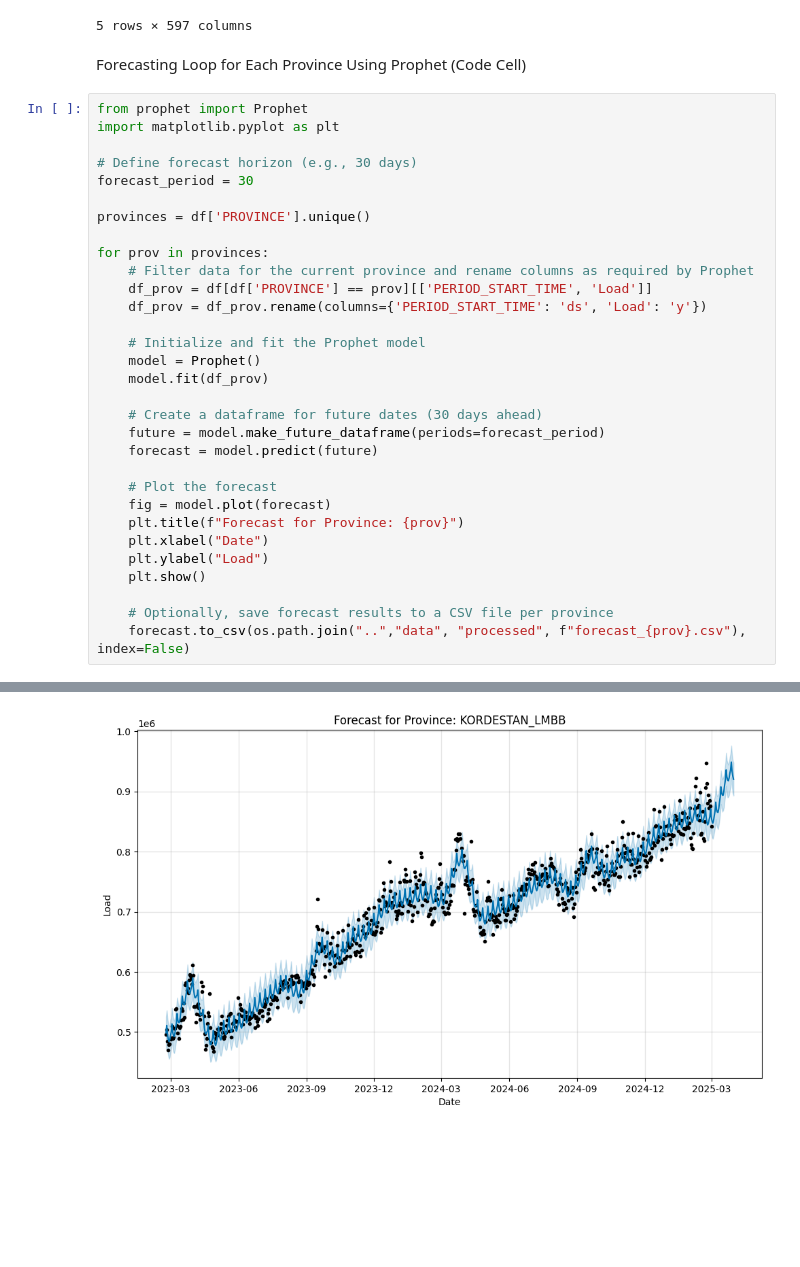
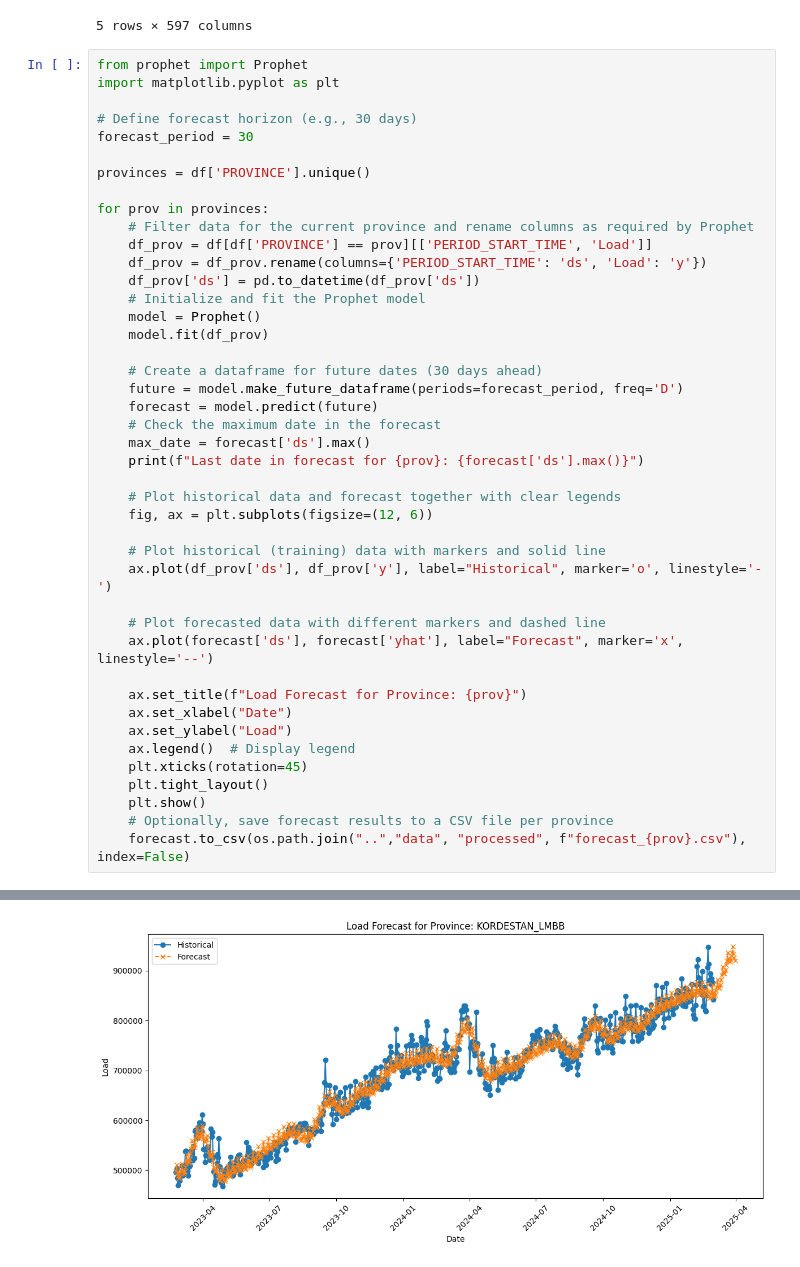
Before and after one commit to HosseinKavan/telecom-time-series, a Jupyter notebook: notebooks/Forecast.ipynb, the cells around one changed output, grey strips where cells are left out. Drawn from its saved outputs; the diff is of its cells as text; blank space fills up the shorter version.

Commit message:
Forcast last revision for plot legend

```diff
--- a/notebooks/Forecast.ipynb
+++ b/notebooks/Forecast.ipynb
@@ -18,8 +18,6 @@ Data shape: (8118, 597)
 | 3 | 2023-02-23 | KERMANSHAH_LMBB | 3615.67 | 99.95 | 58025 | 99.98 | ... |
 | 4 | 2023-02-23 | ZANJAN_LMBB | 1577.00 | 99.21 | 42895 | 99.97 | ... |
 5 rows × 597 columns
-# %% [markdown]
-Forecasting Loop for Each Province Using Prophet (Code Cell)
 # %%
 from prophet import Prophet
 import matplotlib.pyplot as plt
@@ -33,22 +31,34 @@ for prov in provinces:
     # Filter data for the current province and rename columns as required by Prophet
     df_prov = df[df['PROVINCE'] == prov][['PERIOD_START_TIME', 'Load']]
     df_prov = df_prov.rename(columns={'PERIOD_START_TIME': 'ds', 'Load': 'y'})
-
+    df_prov['ds'] = pd.to_datetime(df_prov['ds'])
     # Initialize and fit the Prophet model
     model = Prophet()
     model.fit(df_prov)
 
     # Create a dataframe for future dates (30 days ahead)
-    future = model.make_future_dataframe(periods=forecast_period)
+    future = model.make_future_dataframe(periods=forecast_period, freq='D')
     forecast = model.predict(future)
+    # Check the maximum date in the forecast
+    max_date = forecast['ds'].max()
+    print(f"Last date in forecast for {prov}: {forecast['ds'].max()}")
 
-    # Plot the forecast
-    fig = model.plot(forecast)
-    plt.title(f"Forecast for Province: {prov}")
-    plt.xlabel("Date")
-    plt.ylabel("Load")
+    # Plot historical data and forecast together with clear legends
+    fig, ax = plt.subplots(figsize=(12, 6))
+
+    # Plot historical (training) data with markers and solid line
+    ax.plot(df_prov['ds'], df_prov['y'], label="Historical", marker='o', linestyle='-')
+
+    # Plot forecasted data with different markers and dashed line
+    ax.plot(forecast['ds'], forecast['yhat'], label="Forecast", marker='x', linestyle='--')
+
+    ax.set_title(f"Load Forecast for Province: {prov}")
+    ax.set_xlabel("Date")
+    ax.set_ylabel("Load")
+    ax.legend()  # Display legend
+    plt.xticks(rotation=45)
+    plt.tight_layout()
     plt.show()
-
     # Optionally, save forecast results to a CSV file per province
     forecast.to_csv(os.path.join("..","data", "processed", f"forecast_{prov}.csv"), index=False)
 # %% [output]
@@ -57 +68 @@ for prov in provinces:
-[figure, old version]
+[figure, new version]
```
Also changed, not shown: parts of 3 cells of this notebook.
